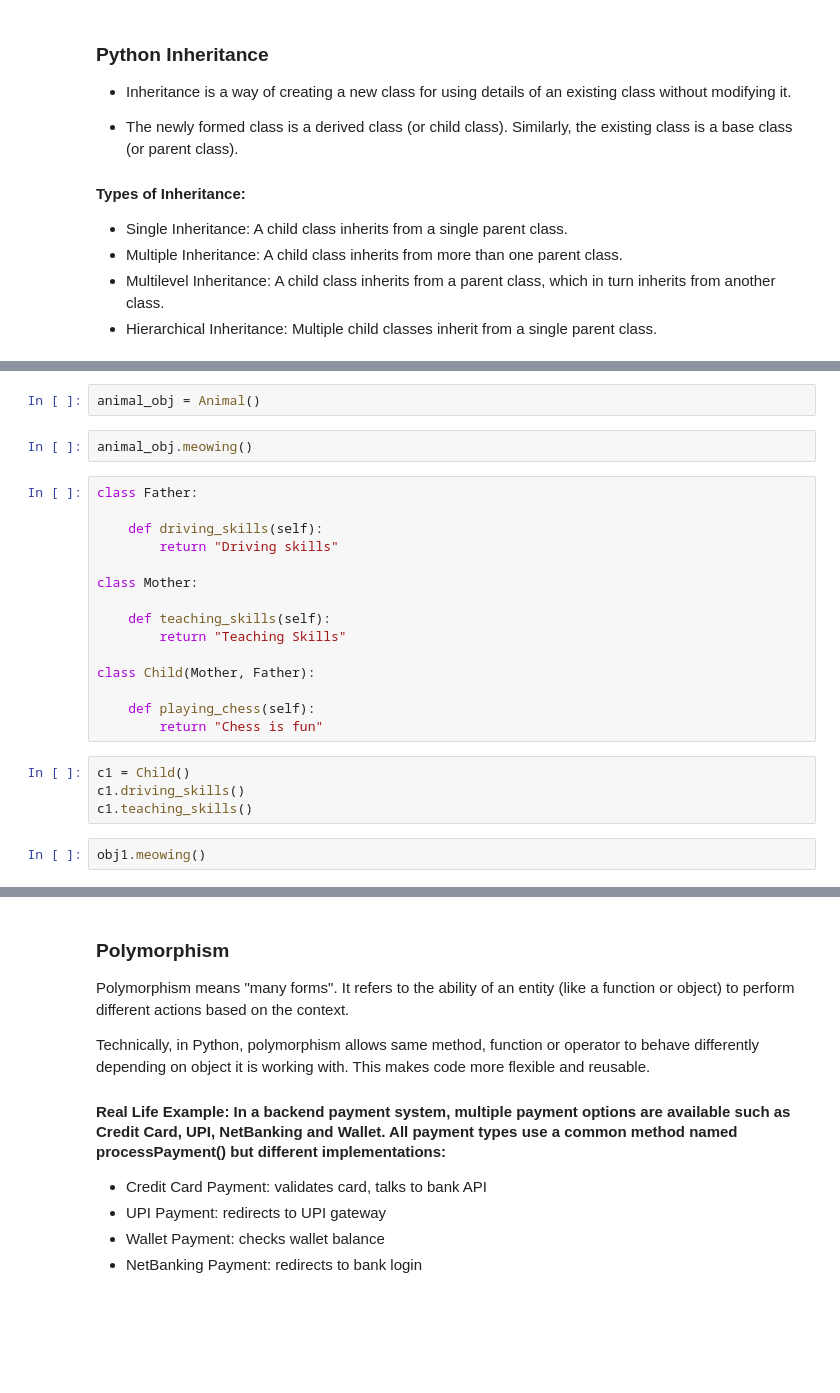
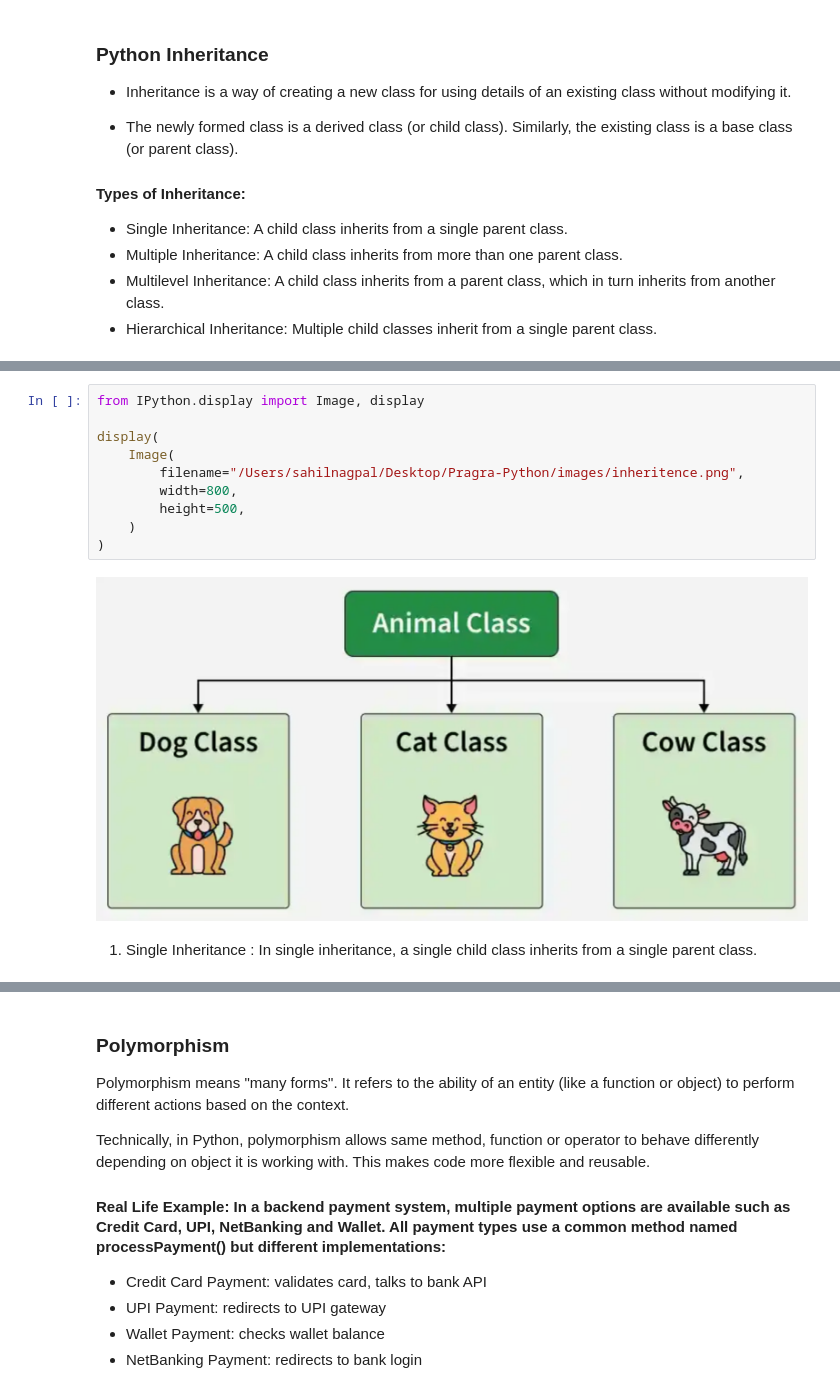
Before and after one commit to vegetariancoder/Pragra-Python, a Jupyter notebook: Notebooks/PythonBasics/python_Object_Oriented_Programming.ipynb, the cells around one changed output, grey strips where cells are left out. Saved outputs shown, nothing was run; the diff lists cells and outputs as text; blank space fills up the shorter version.

```diff
--- a/Notebooks/PythonBasics/python_Object_Oriented_Programming.ipynb
+++ b/Notebooks/PythonBasics/python_Object_Oriented_Programming.ipynb
@@ -72,26 +47,15 @@ cat_obj.meowing()
-# %%
-animal_obj = Animal()
-# %%
-animal_obj.meowing()
-# %%
-class Father:
-
-    def driving_skills(self):
-        return "Driving skills"
-
-class Mother:
-
-    def teaching_skills(self):
-        return "Teaching Skills"
-
-class Child(Mother, Father):
-
-    def playing_chess(self):
-        return "Chess is fun"
-# %%
-c1 = Child()
-c1.driving_skills()
-c1.teaching_skills()
-# %%
-obj1.meowing()
+# %%
+from IPython.display import Image, display
+
+display(
+    Image(
+        filename="/Users/sahilnagpal/Desktop/Pragra-Python/images/inheritence.png",
+        width=800,
+        height=500,
+    )
+)
+# %% [output]
+[figure, added]
+# %% [markdown]
+1. Single Inheritance : In single inheritance, a single child class inherits from a single parent class.
 # %%
```
Also changed, not shown: parts of 37 cells of this notebook, 10 other files.
